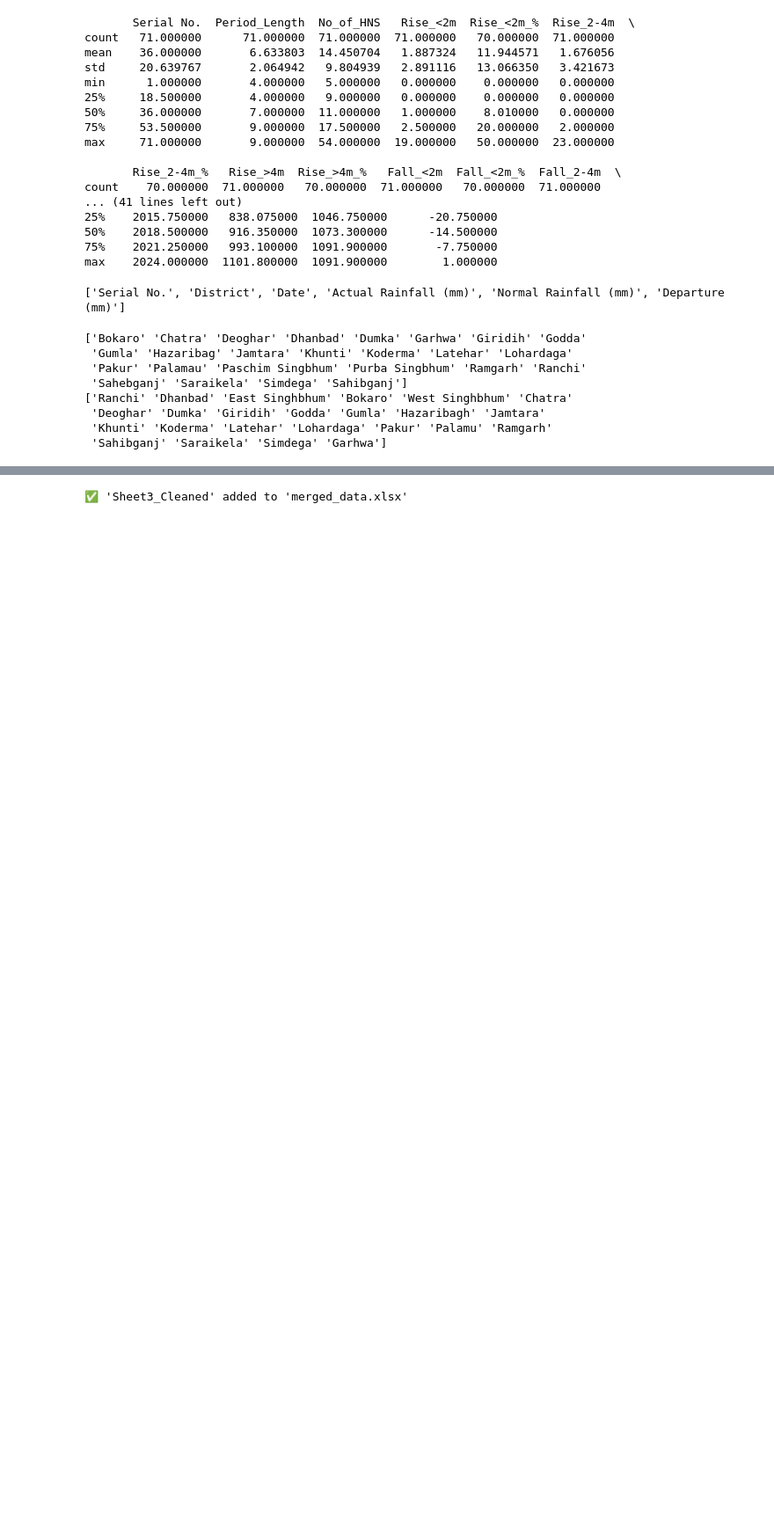
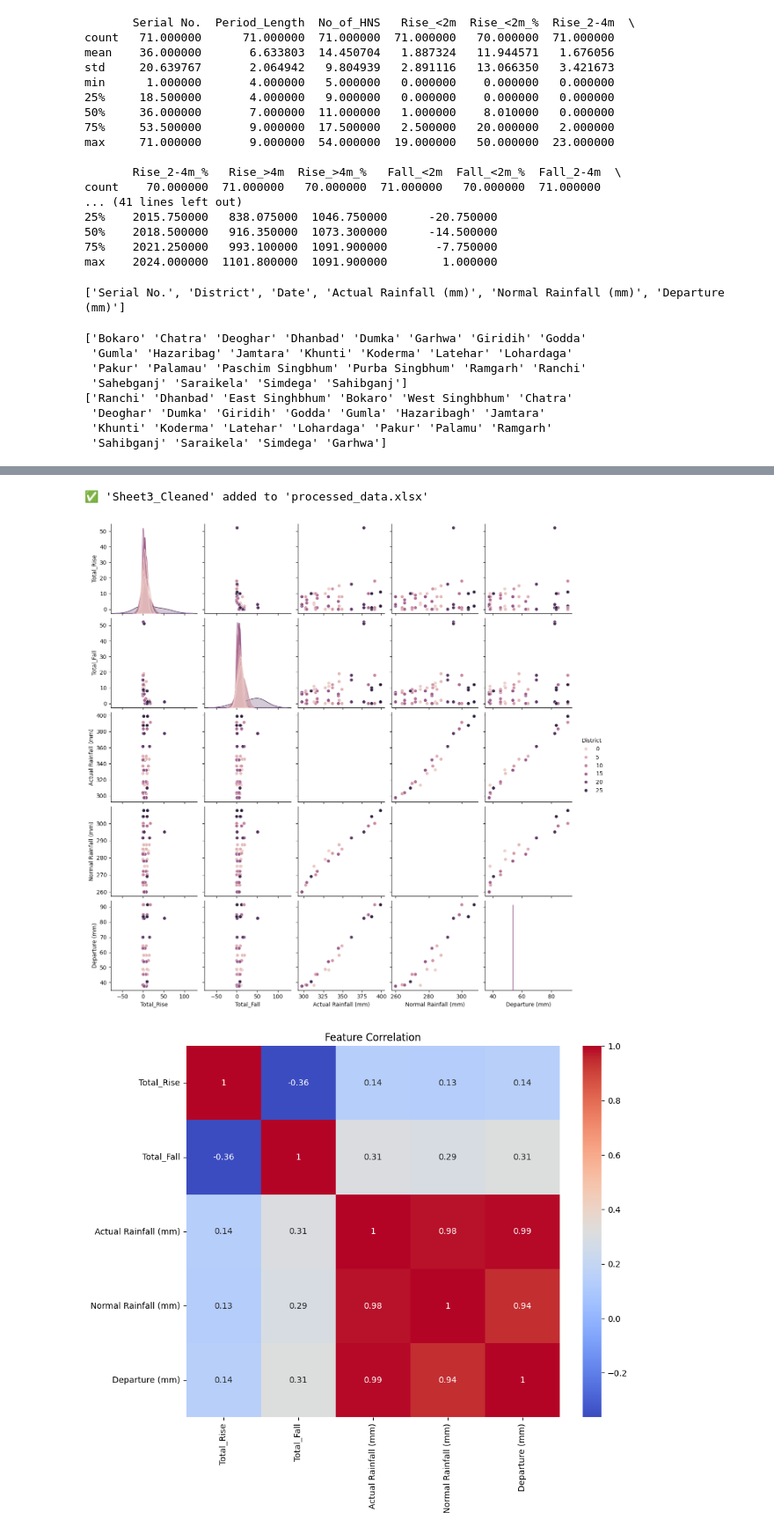
Before and after one commit to priyakumari-hub/groundwater-depletion-recharge-, a Jupyter notebook: process.ipynb, the cells around one changed output, grey strips where cells are left out. Shown at 88% size. Saved outputs shown, nothing was run; the diff lists cells and outputs as text; code cells hidden in the pictures; blank space fills up the shorter version.

```diff
--- a/process.ipynb
+++ b/process.ipynb
@@ -245,13 +249,30 @@ print("✅ Merge complete. Saved as merged_data.xlsx")
 ✅ Merge complete. Saved as merged_data.xlsx
 # %%
-import pandas as pd
-
 output_file = "processed_data.xlsx"
 
 # sheet3_cleaned appended at merged_data
 with pd.ExcelWriter(output_file, engine="openpyxl", mode="a", if_sheet_exists="replace") as writer:
     sheet3_cleaned.to_excel(writer, sheet_name="Sheet2", index=False)
 
-print("✅ 'Sheet3_Cleaned' added to 'merged_data.xlsx'")
+print("✅ 'Sheet3_Cleaned' added to 'processed_data.xlsx'")
 # %% [output]
-✅ 'Sheet3_Cleaned' added to 'merged_data.xlsx'
+✅ 'Sheet3_Cleaned' added to 'processed_data.xlsx'
+# %%
+#pairplot and coorelation
+# Load dataset
+df = pd.read_excel("processed_data.xlsx", sheet_name="Sheet1")
+
+numeric_cols = ['Total_Rise','Total_Fall','Actual Rainfall (mm)','Normal Rainfall (mm)','Departure (mm)']
+
+#pairplot
+sns.pairplot(df[numeric_cols+['District']],hue='District')
+plt.show()
+
+#Correlation heatmap
+plt.figure(figsize=(10,8))
+sns.heatmap(df[numeric_cols].corr(),annot=True,cmap='coolwarm')
+plt.title('Feature Correlation')
+plt.show()
+# %% [output]
+[figure, added]
+[figure, added]
```
Also changed, not shown: parts of 10 cells of this notebook, 5 other files.
